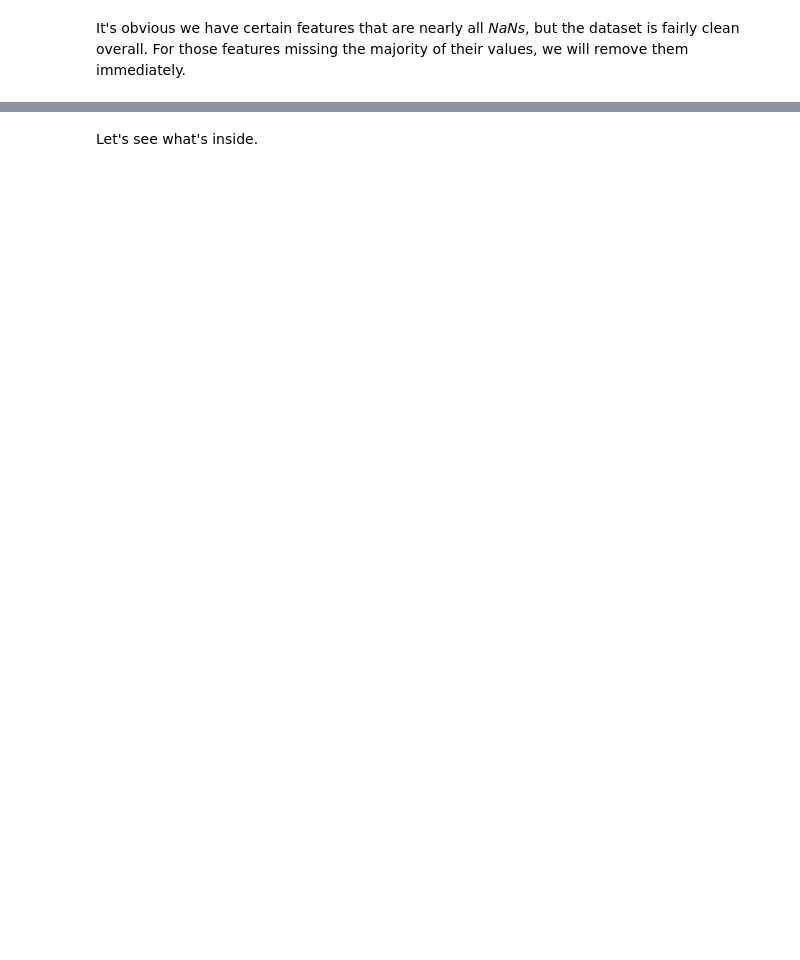
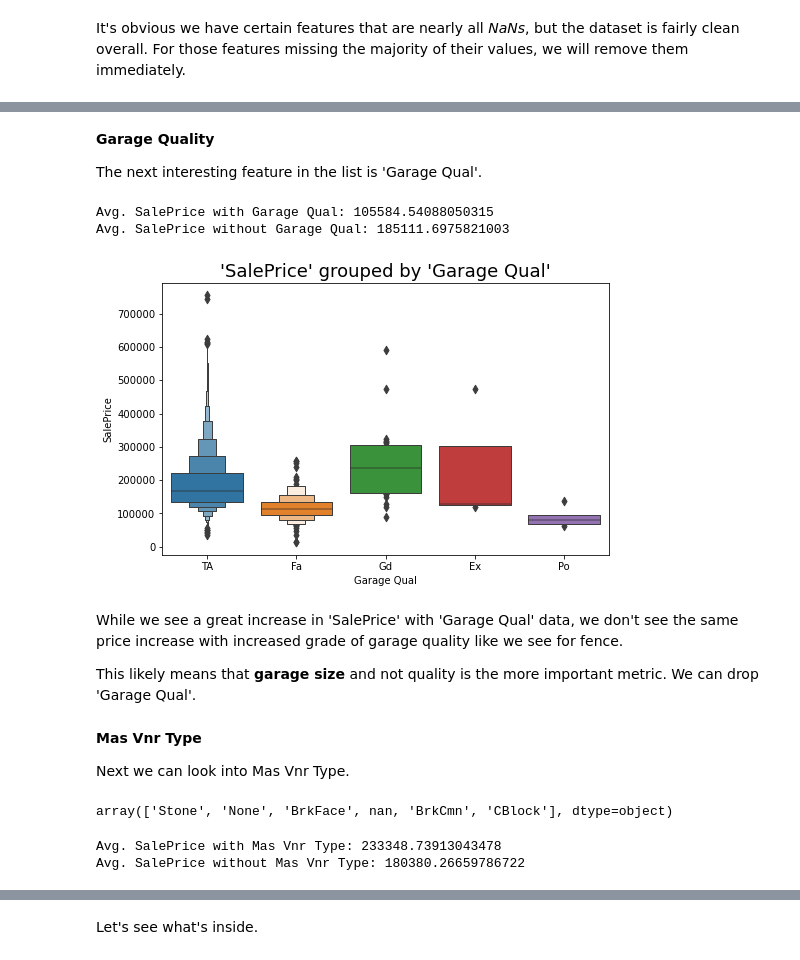
Before and after one commit to RekaCodes/real-estate-prediction, a Jupyter notebook: RE_price_predictions.ipynb, the cells around one changed output, grey strips where cells are left out. Drawn from its saved outputs; the diff is of its cells as text; code cells hidden in the pictures; blank space fills up the shorter version.

```diff
--- a/RE_price_predictions.ipynb
+++ b/RE_price_predictions.ipynb
@@ -199,0 +207,39 @@ Index(['MS Zoning', 'Street', 'Lot Shape', 'Land Contour', 'Utilities',
+# %% [markdown]
+<b> Garage Quality </b>
+
+The next interesting feature in the list is 'Garage Qual'.
+# %%
+print(f"""
+Avg. SalePrice with Garage Qual: {df[df['Garage Qual'].isna()]['SalePrice'].mean()}
+Avg. SalePrice without Garage Qual: {df[df['Garage Qual'].isna()==False]['SalePrice'].mean()}
+""")
+# %% [output]
+Avg. SalePrice with Garage Qual: 105584.54088050315
+Avg. SalePrice without Garage Qual: 185111.6975821003
+# %%
+plt.figure(figsize=(8, 5))
+sns.boxenplot(x=df['Garage Qual'], y=df['SalePrice'])
+plt.title("'SalePrice' grouped by 'Garage Qual'", fontsize=18)
+plt.show()
+# %% [output]
+[figure, added]
+# %% [markdown]
+While we see a great increase in 'SalePrice' with 'Garage Qual' data, we don't see the same price increase with increased grade of garage quality like we see for fence.
+
+This likely means that <b>garage size</b> and not quality is the more important metric. We can drop 'Garage Qual'.
+# %% [markdown]
+<b> Mas Vnr Type </b>
+
+Next we can look into Mas Vnr Type.
+# %%
+df['Mas Vnr Type'].unique()
+# %% [output]
+array(['Stone', 'None', 'BrkFace', nan, 'BrkCmn', 'CBlock'], dtype=object)
+# %%
+print(f"""
+Avg. SalePrice with Mas Vnr Type: {df[df['Mas Vnr Type'].isna()]['SalePrice'].mean()}
+Avg. SalePrice without Mas Vnr Type: {df[df['Mas Vnr Type'].isna()==False]['SalePrice'].mean()}
+""")
+# %% [output]
+Avg. SalePrice with Mas Vnr Type: 233348.73913043478
+Avg. SalePrice without Mas Vnr Type: 180380.26659786722
```
Also changed, not shown: parts of 21 cells of this notebook.
